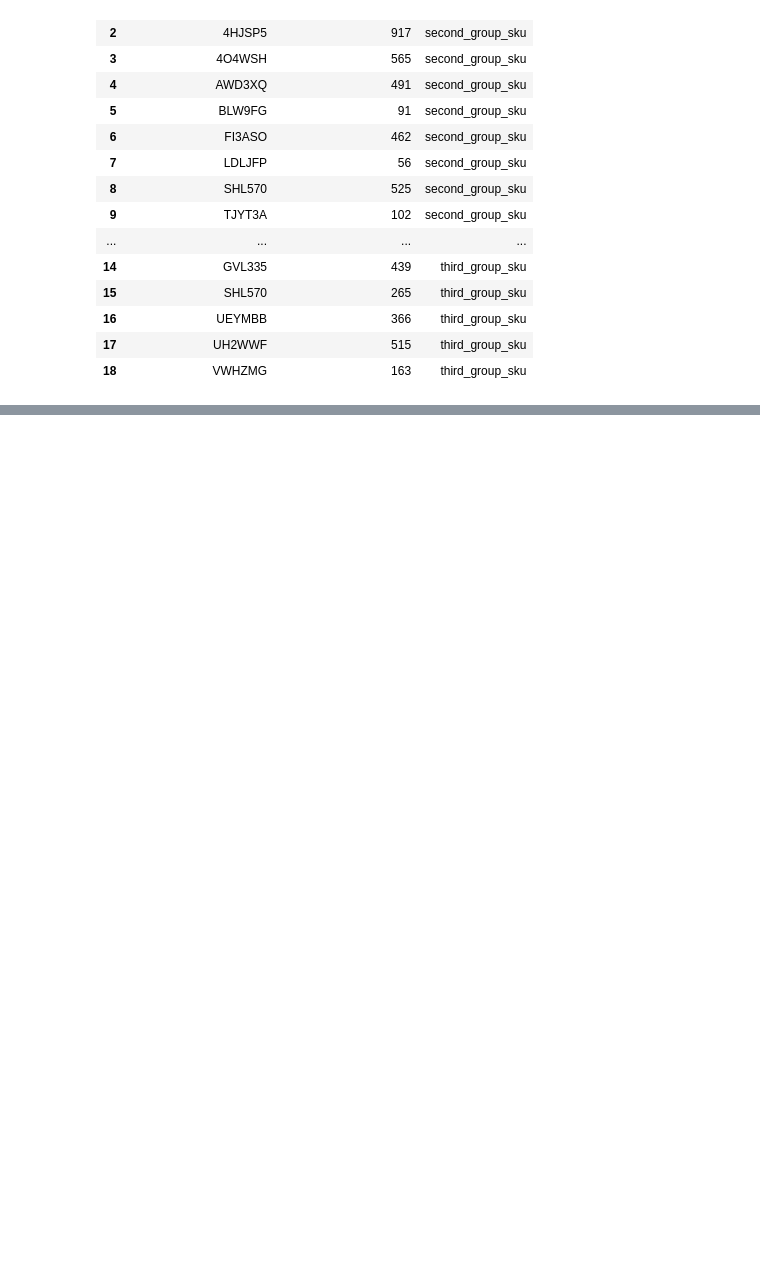
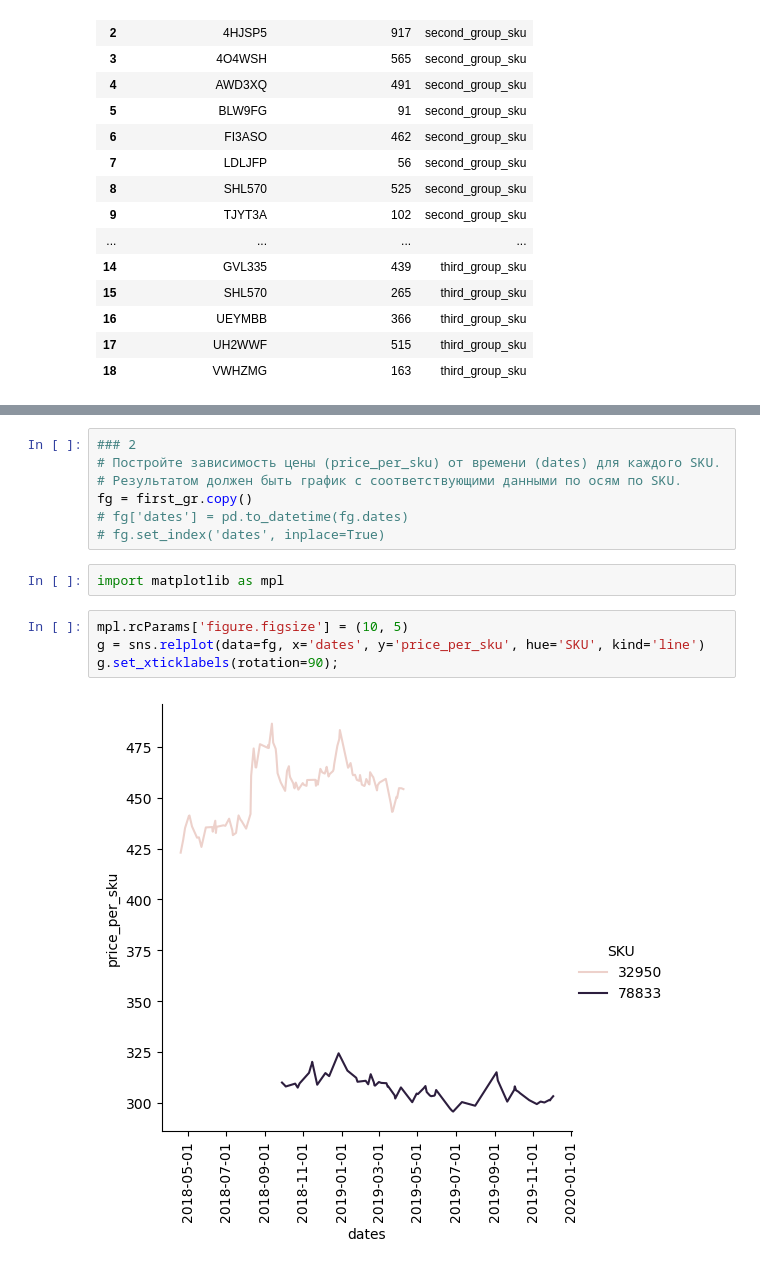
Before and after one commit to mic-icloud/ml-hard, a Jupyter notebook: 4-part/hw-4.ipynb, the cells around one changed output, grey strips where cells are left out. Drawn from its saved outputs; the diff is of its cells as text; blank space fills up the shorter version.

```diff
--- a/4-part/hw-4.ipynb
+++ b/4-part/hw-4.ipynb
@@ -85,0 +106,15 @@ uvb
+# %%
+### 2
+# Постройте зависимость цены (price_per_sku) от времени (dates) для каждого SKU.
+# Результатом должен быть график с соответствующими данными по осям по SKU.
+fg = first_gr.copy()
+# fg['dates'] = pd.to_datetime(fg.dates)
+# fg.set_index('dates', inplace=True)
+# %%
+import matplotlib as mpl
+# %%
+mpl.rcParams['figure.figsize'] = (10, 5)
+g = sns.relplot(data=fg, x='dates', y='price_per_sku', hue='SKU', kind='line')
+g.set_xticklabels(rotation=90);
+# %% [output]
+[figure, added]
```
Also changed, not shown: parts of 4 cells of this notebook.
